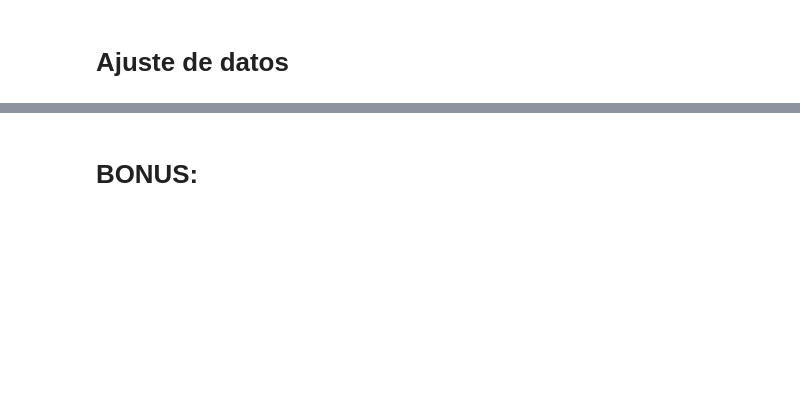
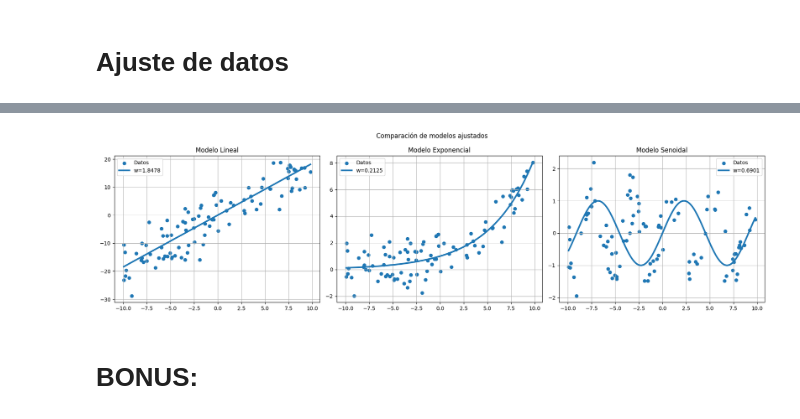
Before and after one commit to belentellechea/obligatorio_2_calculo, a Jupyter notebook: project.ipynb, the cells around one changed output, grey strips where cells are left out. Saved outputs shown, nothing was run; the diff lists cells and outputs as text; code cells hidden in the pictures; blank space fills up the shorter version.

```diff
--- a/project.ipynb
+++ b/project.ipynb
@@ -362,2 +531,95 @@ w = Variable()
+# %%
+fig, axes = plt.subplots(
+    1,
+    3,
+    figsize=(18,5)
+)
+
+# Lineal
+ax = axes[0]
+
+ax.scatter(
+    df_linear["x"],
+    df_linear["y"],
+    label="Datos"
+)
+
+xs = np.linspace(
+    df_linear["x"].min(),
+    df_linear["x"].max(),
+    500
+)
+
+ax.plot(
+    xs,
+    w_lin * xs,
+    linewidth=3,
+    label=f"w={w_lin:.4f}"
+)
+
+ax.set_title("Modelo Lineal")
+ax.grid(True)
+ax.legend()
+
+# Exponencial
+ax = axes[1]
+
+ax.scatter(
+    df_exp["x"],
+    df_exp["y"],
+    label="Datos"
+)
+
+xs = np.linspace(
+    df_exp["x"].min(),
+    df_exp["x"].max(),
+    500
+)
+
+ax.plot(
+    xs,
+    np.exp(w_exp * xs),
+    linewidth=3,
+    label=f"w={w_exp:.4f}"
+)
+
+ax.set_title("Modelo Exponencial")
+ax.grid(True)
+ax.legend()
+
+# Senoidal
+ax = axes[2]
+
+ax.scatter(
+    df_sin["x"],
+    df_sin["y"],
+    label="Datos"
+)
+
+xs = np.linspace(
+    df_sin["x"].min(),
+    df_sin["x"].max(),
+    500
+)
+
+ax.plot(
+    xs,
+    np.sin(w_sin * xs),
+    linewidth=3,
+    label=f"w={w_sin:.4f}"
+)
+
+ax.set_title("Modelo Senoidal")
+ax.grid(True)
+ax.legend()
+
+plt.suptitle(
+    "Comparación de modelos ajustados"
+)
+
+plt.tight_layout()
+plt.show()
+# %% [output]
+[figure, added]
 # %% [markdown]
 # BONUS:
```
Also changed, not shown: parts of 11 cells of this notebook.
